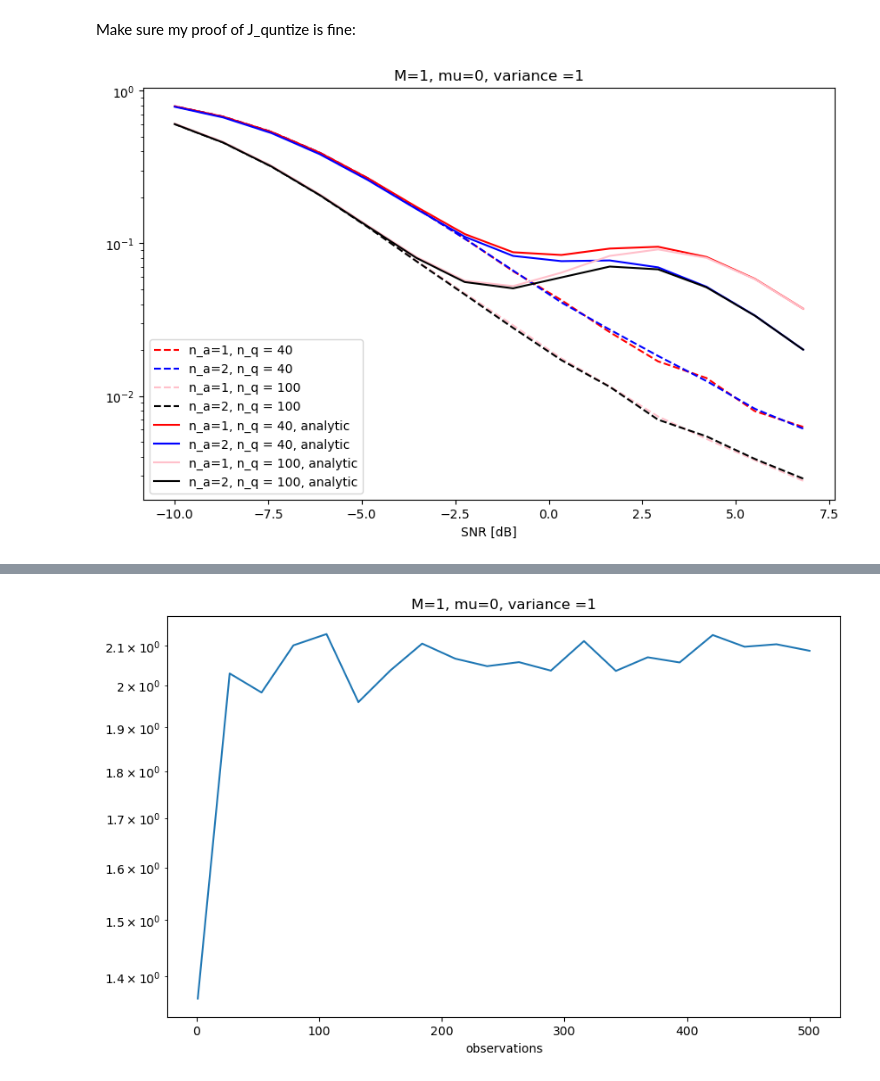
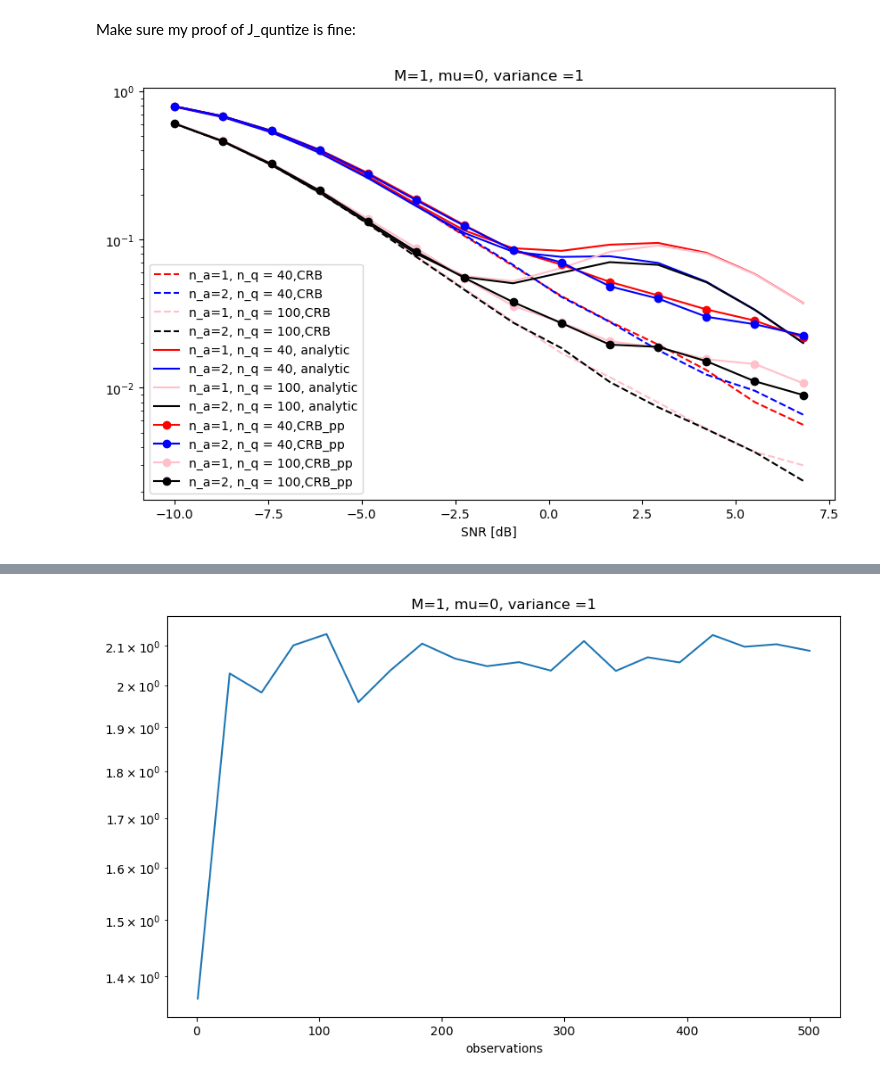
Before and after one commit to mazyaniv/Channel_Estimation, a Jupyter notebook: yaniv.ipynb, the cells around one changed output, grey strips where cells are left out. Cells and saved outputs as stored; diff of their text form; code cells hidden in the pictures.

```diff
--- a/yaniv.ipynb
+++ b/yaniv.ipynb
@@ -196,0 +158,27 @@ def MSE_zertothresh_analytic(sigma1,sigma2, n_a,n_q):
+# %%
+def MSE_zertothresh_analytic(sigma1,sigma2, n_a,n_q):
+    alpha = (2 / math.pi) * math.acos(rho_q / (rho_q + pow(sigma2, 2)))
+    beta = ((1-alpha)/rho_q)-((2*rho_a*n_a)/(math.pi*(rho_q+pow(sigma2,2))*(rho_a*n_a+pow(sigma1,2))))
+    first = (rho_a*n_a)/(rho_a*n_a+pow(sigma1, 2))
+    second = (2*rho_q*n_q*pow(sigma1,4))/(math.pi*(rho_q+pow(sigma2, 2))*(alpha+beta*rho_q*n_q)*pow(rho_a*n_a+pow(sigma1, 2),2))
+    return M*(1-first-second)
+
+def MSE_biglaw(sigma1,sigma2, n_a, n_q, matrix, observ, naive=1):
+    MSE = np.zeros((observ, M, M))
+    for i in range(observ):
+        real_teta = np.random.normal(mu, sigma_teta,M)
+        im_teta = np.random.normal(mu, sigma_teta,M)
+        teta = real_teta + 1j*im_teta
+        teta = teta.reshape(M,1)
+        x_a, x_q = x(sigma1,sigma2, n_a, n_q, matrix,teta)  # function of teta
+        alpha = (2 / math.pi) * math.acos(rho_q / (rho_q + pow(sigma2, 2)))
+        C = (2 * rho_q * rho_a * n_a) / (math.pi * (rho_q + pow(sigma2, 2)) * (rho_a * n_a + pow(sigma1, 2)))
+        w_q = (pow(sigma1, 2) / (pow(sigma1, 2) + (rho_a * n_a))) * (
+                    (alpha + (1 - alpha) * n_q) / (alpha + ((1 - alpha - C) * n_q)))
+        w_a = 1 - ((2 * rho_q * n_q * w_q) / (math.pi * (rho_q + pow(sigma2, 2)) * (alpha + (1 - alpha) * n_q)))
+        teta_a_hat = (1 / ((rho_a * n_a) + pow(sigma1, 2))) * ((matrix[0].conjugate().T) @ (x_a))
+        teta_q_hat = math.sqrt(2 / (math.pi * (rho_q + pow(sigma2, 2)))) * (1 / (alpha + ((1 - alpha) * n_q)))*((matrix[1].conjugate().T) @ (x_q))
+        teta_hat = (w_q * teta_q_hat) +(w_a * teta_a_hat)
+        MSE[i, :, :] = ((teta_hat - teta)@((teta_hat - teta).conjugate().T))
+    cov_matrix = np.mean(MSE, 0)
+    return LA.norm(cov_matrix, "fro")
@@ -303,36 +330,44 @@ matrix_const2 = Matrix(n_a[1],n_q[1])
 matrix_const3 = Matrix(n_a[2],n_q[2])
 matrix_const4 = Matrix(n_a[3],n_q[3])
 sim = 300
 thresh_real = thresh_G(n_q[0],matrix_const1[1])[0]
 thresh_imag = thresh_G(n_q[0],matrix_const1[1])[1]
 thresh_const = np.ones((M*n_q[0], 1))
 
 L_Estimator_analytic1 = [MSE_zertothresh_analytic(sigma_space[i],sigma_space[i], n_a[0],n_q[0]) for i in range(len(sigma_space))]
 L_Estimator_analytic2 = [MSE_zertothresh_analytic(sigma_space[i],sigma_space[i], n_a[1],n_q[1]) for i in range(len(sigma_space))]
 L_Estimator_analytic3 = [MSE_zertothresh_analytic(sigma_space[i],sigma_space[i], n_a[2],n_q[2]) for i in range(len(sigma_space))]
 L_Estimator_analytic4 = [MSE_zertothresh_analytic(sigma_space[i],sigma_space[i], n_a[3],n_q[3]) for i in range(len(sigma_space))]
 
-CRB1 = [CRB(sigma_space[i],sigma_space[i],n_a[0],n_q[0],matrix_const1)[0] for i in range(len(sigma_space))]
-CRB2 = [CRB(sigma_space[i],sigma_space[i],n_a[0],n_q[1],matrix_const2)[0] for i in range(len(sigma_space))]
-CRB3 = [CRB(sigma_space[i],sigma_space[i],n_a[2],n_q[2],matrix_const3)[0] for i in range(len(sigma_space))]
-CRB4 = [CRB(sigma_space[i],sigma_space[i],n_a[3],n_q[3],matrix_const4)[0] for i in range(len(sigma_space))]
+CRB1 = [CRB(sigma_space[i],sigma_space[i],n_a[0],n_q[0],matrix_const1) for i in range(len(sigma_space))]
+CRB2 = [CRB(sigma_space[i],sigma_space[i],n_a[0],n_q[1],matrix_const2) for i in range(len(sigma_space))]
+CRB3 = [CRB(sigma_space[i],sigma_space[i],n_a[2],n_q[2],matrix_const3) for i in range(len(sigma_space))]
+CRB4 = [CRB(sigma_space[i],sigma_space[i],n_a[3],n_q[3],matrix_const4) for i in range(len(sigma_space))]
 
+CRBpp1 = [CRB_pp(sigma_space[i],sigma_space[i],n_a[0],n_q[0],matrix_const1) for i in range(len(sigma_space))]
+CRBpp2 = [CRB_pp(sigma_space[i],sigma_space[i],n_a[0],n_q[1],matrix_const2) for i in range(len(sigma_space))]
+CRBpp3 = [CRB_pp(sigma_space[i],sigma_space[i],n_a[2],n_q[2],matrix_const3) for i in range(len(sigma_space))]
+CRBpp4 = [CRB_pp(sigma_space[i],sigma_space[i],n_a[3],n_q[3],matrix_const4) for i in range(len(sigma_space))]
 ######################
 fig = plt.figure(figsize=(10, 6))
 list_of_colors = ['red','blue','pink','black']
 list_of_functions = [CRB1,CRB2,CRB3,CRB4]
 
 for i in range(len(list_of_functions)):
-    plt.plot(10*np.log10(1/sigma_space), list_of_functions[i],'--' ,color=list_of_colors[i], label='n_a={}, n_q = {}'.format(n_a[i], n_q[i]))
+    plt.plot(10*np.log10(1/sigma_space), list_of_functions[i],'--' ,color=list_of_colors[i], label='n_a={}, n_q = {},CRB'.format(n_a[i], n_q[i]))
 
 list_of_functions1 = [L_Estimator_analytic1, L_Estimator_analytic2,L_Estimator_analytic3,L_Estimator_analytic4]
 for i in range(len(list_of_functions1)):
     plt.plot(10*np.log10(1/sigma_space), list_of_functions1[i], color=list_of_colors[i], label='n_a={}, n_q = {}, analytic'.format(n_a[i], n_q[i]))
+
+list_of_functions = [CRBpp1,CRBpp2,CRBpp3,CRBpp4]
+for i in range(len(list_of_functions)):
+    plt.plot(10*np.log10(1/sigma_space), list_of_functions[i],marker='o',color=list_of_colors[i], label='n_a={}, n_q = {},CRB_pp'.format(n_a[i], n_q[i]))
 
 plt.title("M={}, mu={}, variance ={}".format(M,mu,round(2*pow(sigma_teta,2))))
 plt.yscale('log')
 plt.xlabel("SNR [dB]")
 plt.legend()
 plt.show()
 # %% [output]
-[figure, old version]
+[figure, new version]
```
Also changed, not shown: parts of 20 cells of this notebook.
